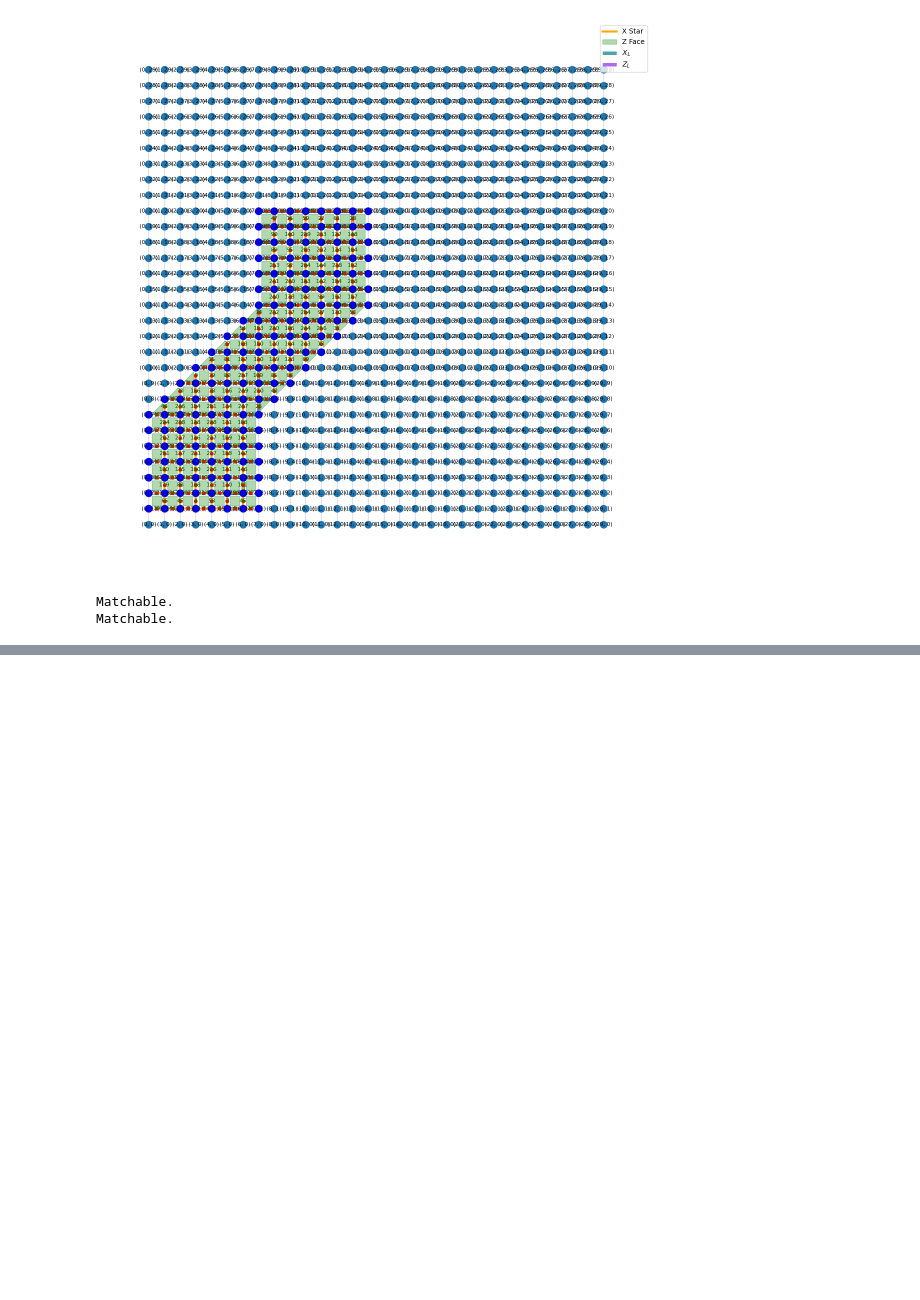
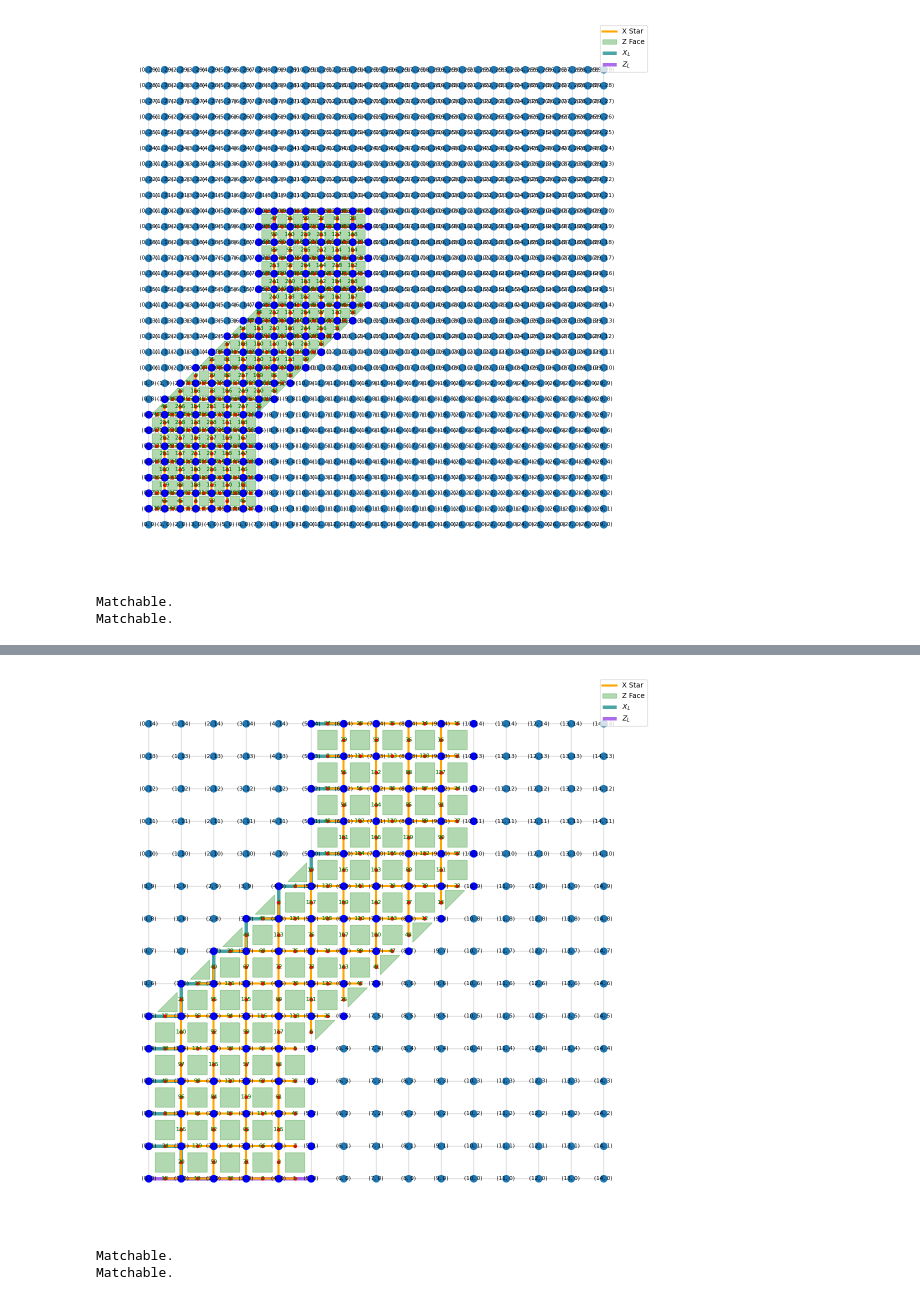
Before and after one commit to LSHerzog/mqt-qecc, a Jupyter notebook: src/mqt/qecc/co3/microscopic/snake_examples.ipynb, the cells around one changed output, grey strips where cells are left out. Drawn from its saved outputs; the diff is of its cells as text; code cells hidden in the pictures; blank space fills up the shorter version.

Commit message:
adapted plotting

```diff
--- a/src/mqt/qecc/co3/microscopic/snake_examples.ipynb
+++ b/src/mqt/qecc/co3/microscopic/snake_examples.ipynb
@@ -358,0 +366,12 @@ Matchable.
+# %%
+d=5
+positions_smooth = [
+    [(0,0), (1,0), (2,0), (3,0), (4,0), (5,0)],
+    [(5,14), (6,14), (7,14), (8,14), (9,14), (10,14)]
+]
+positions_rough = [
+    [(0,x) for x in range(6)] + [(x,y) for x,y in zip(range(6), range(5,11))] + [(5,y) for y in range(10,15)],
+    [(5,y) for y in range(5)] + [(x,y) for x,y in zip(range(5,11), range(4,10))] + [(10,y) for y in range(9,15)]
+]
+# %%
+snake = co.SnakeBuilderSC(G, positions_rough, positions_smooth, d)
@@ -358,0 +390,11 @@ Matchable.
+# %%
+hx, hz, trans_dict = snake.gen_checks()
+# %%
+#generate logical ops
+
+opx, opz = logicals(snake, d, hx, hz)
+
+print(opz)
+print(opx)
+print("weight Z_L", len(opz))
+print("weight X_L", len(opx))
@@ -358,0 +416,5 @@ Matchable.
+# %%
+size = (11,11)
+snake.plot_stabs(opz, opx, size=size)
+# %% [output]
+[figure, added]
@@ -358,0 +423,6 @@ Matchable.
+# %%
+check_matchable(hx)
+check_matchable(hz)
+# %% [output]
+Matchable.
+Matchable.
```
Also changed, not shown: parts of 6 cells of this notebook, 2 other files.
